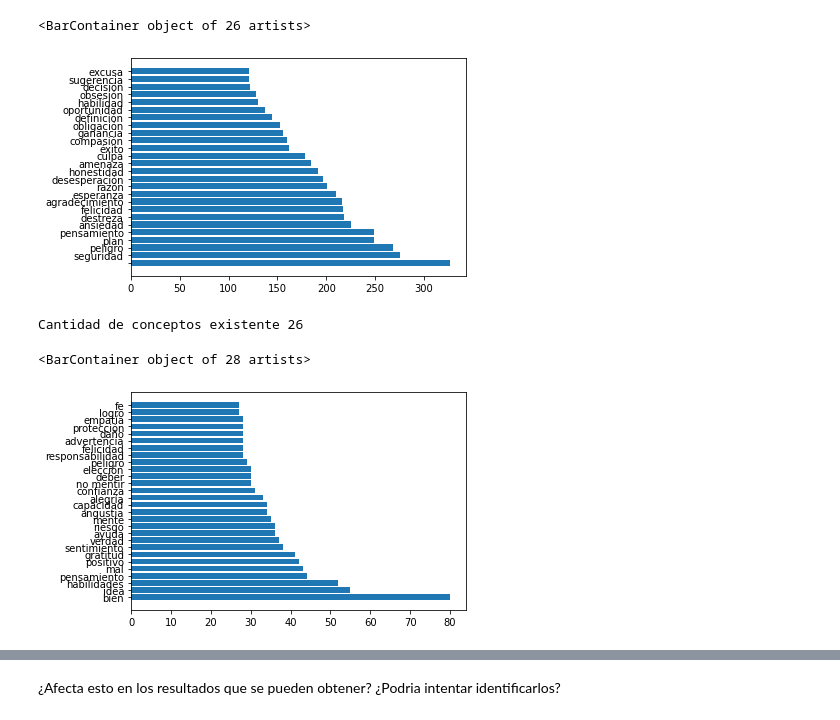
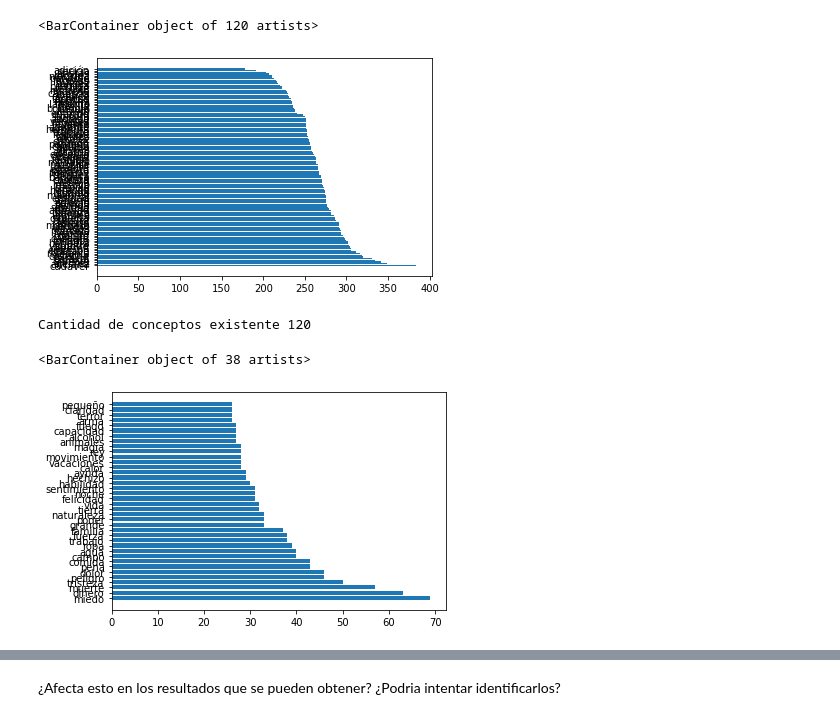
Before and after one commit to DJRamosA/AC-PLT, a Jupyter notebook: src/process_nueva_data/PreProcess.ipynb, the cells around one changed output, grey strips where cells are left out. Saved outputs shown, nothing was run; the diff lists cells and outputs as text; code cells hidden in the pictures.

```diff
--- a/src/process_nueva_data/PreProcess.ipynb
+++ b/src/process_nueva_data/PreProcess.ipynb
@@ -51,0 +50,7 @@ nlp = spacy.load('es_core_news_sm')
+# %%
+data = pd.read_csv(r'../../data/nueva_data/propiedades_codigo.csv', delimiter="\t")
+model = gensim.models.KeyedVectors.load_word2vec_format(
+    r'../../data/SBW-vectors-300-min5.bin.gz', # using the spanish billion words embeddings
+    binary=True # the model is in binary format
+)
+nlp = spacy.load('es_core_news_sm')
@@ -52,23 +73,23 @@ nlp = spacy.load('es_core_news_sm')
 # %%
 for i in range(len(data)):
-    data['Palabra (concepto)'][i] = normalize(clean_text(data['Palabra (concepto)'][i]))
+    data['Concepto'][i] = normalize(clean_text(data['Concepto'][i]))
 # %%
-concept = data['Palabra (concepto)'].value_counts()
+concept = data['Concepto'].value_counts()
 # reduce_concept = concept[concept>25]
 
 names = list(concept.keys())
 values = list(concept)
 
 plt.barh(names, values)
 # %% [output]
-<BarContainer object of 26 artists>
+<BarContainer object of 120 artists>
-[figure, old version]
+[figure, new version]
 # %%
 print("Cantidad de conceptos existente", concept.shape[0])
 # %% [output]
-Cantidad de conceptos existente 26
+Cantidad de conceptos existente 120
 # %%
-cod = data['Codificación'].value_counts()
+cod = data['Respuesta'].value_counts()
 reduce_cod = cod[cod>25]
 
 names = list(reduce_cod.keys())
@@ -76,8 +97,8 @@ values = list(reduce_cod)
 
 plt.barh(names, values)
 # %% [output]
-<BarContainer object of 28 artists>
+<BarContainer object of 38 artists>
-[figure, old version]
+[figure, new version]
 # %%
 print("Cantidad de codificaciones existente", cod.shape[0])
 # %% [output]
```
Also changed, not shown: parts of 12 cells of this notebook, 4 other files.
